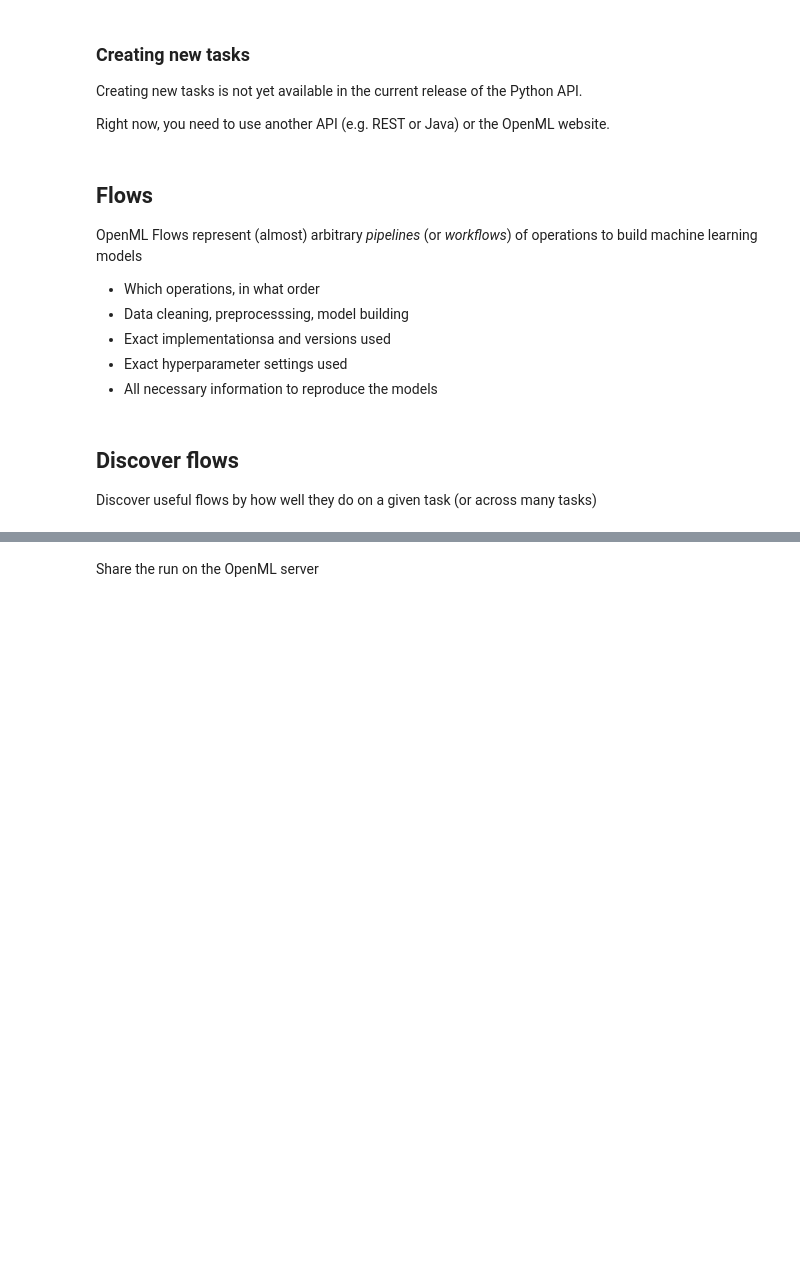
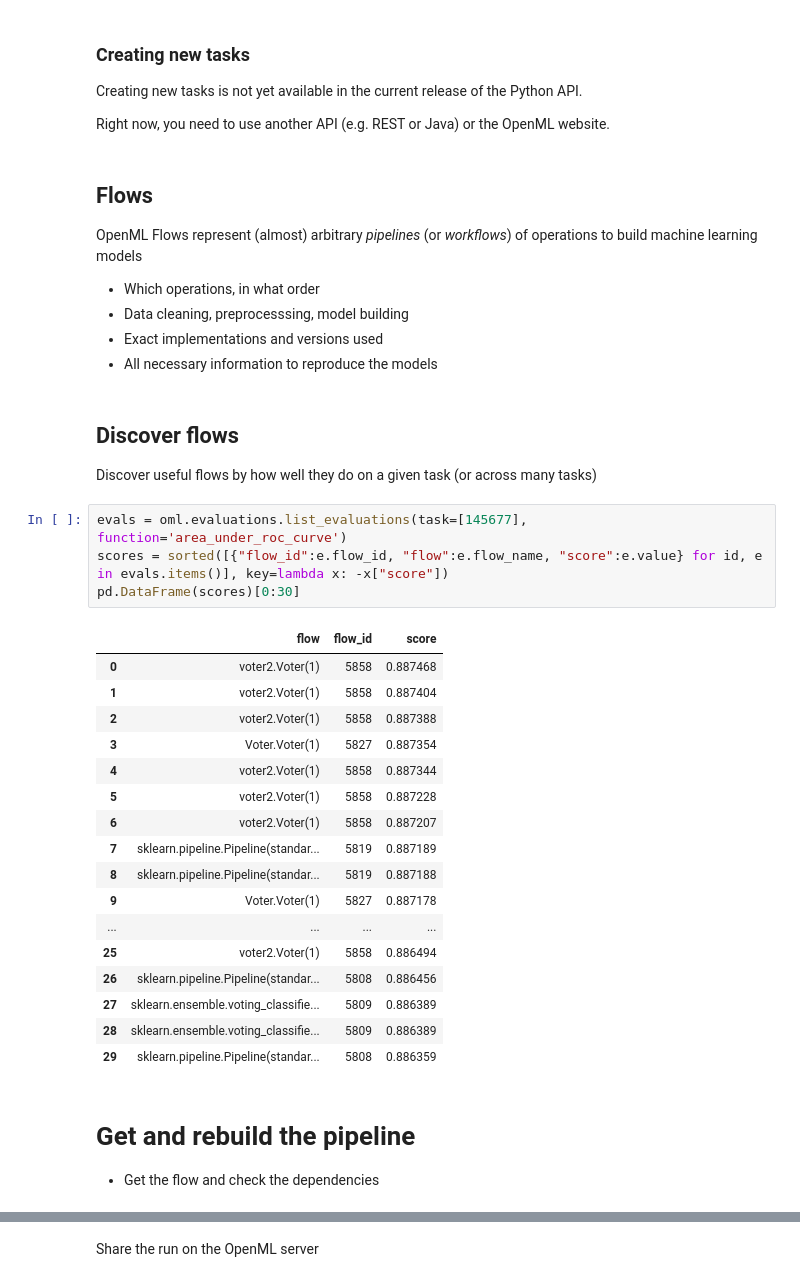
Before and after one commit to openml/openml-tutorial, a Jupyter notebook: notebooks/OpenML Python API.ipynb, the cells around one changed output, grey strips where cells are left out. Drawn from its saved outputs; the diff is of its cells as text; blank space fills up the shorter version.

```diff
--- a/notebooks/OpenML Python API.ipynb
+++ b/notebooks/OpenML Python API.ipynb
@@ -553,9 +586,33 @@ OpenML Flows represent (almost) arbitrary _pipelines_ (or _workflows_) of operat
 
 * Which operations, in what order
 * Data cleaning, preprocesssing, model building
-* Exact implementationsa and versions used
-* Exact hyperparameter settings used
+* Exact implementations and versions used
 * All necessary information to reproduce the models
 # %% [markdown]
 ## Discover flows
 Discover useful flows by how well they do on a given task (or across many tasks)
+# %%
+evals = oml.evaluations.list_evaluations(task=[145677], function='area_under_roc_curve')
+scores = sorted([{"flow_id":e.flow_id, "flow":e.flow_name, "score":e.value} for id, e in evals.items()], key=lambda x: -x["score"])
+pd.DataFrame(scores)[0:30]
+# %% [output]
+|  | flow | flow_id | score |
+| 0 | voter2.Voter(1) | 5858 | 0.887468 |
+| 1 | voter2.Voter(1) | 5858 | 0.887404 |
+| 2 | voter2.Voter(1) | 5858 | 0.887388 |
+| 3 | Voter.Voter(1) | 5827 | 0.887354 |
+| 4 | voter2.Voter(1) | 5858 | 0.887344 |
+| 5 | voter2.Voter(1) | 5858 | 0.887228 |
+| 6 | voter2.Voter(1) | 5858 | 0.887207 |
+| 7 | sklearn.pipeline.Pipeline(standar... | 5819 | 0.887189 |
+| 8 | sklearn.pipeline.Pipeline(standar... | 5819 | 0.887188 |
+| 9 | Voter.Voter(1) | 5827 | 0.887178 |
+| ... | ... | ... | ... |
+| 25 | voter2.Voter(1) | 5858 | 0.886494 |
+| 26 | sklearn.pipeline.Pipeline(standar... | 5808 | 0.886456 |
+| 27 | sklearn.ensemble.voting_classifie... | 5809 | 0.886389 |
+| 28 | sklearn.ensemble.voting_classifie... | 5809 | 0.886389 |
+| 29 | sklearn.pipeline.Pipeline(standar... | 5808 | 0.886359 |
+# %% [markdown]
+# Get and rebuild the pipeline
+* Get the flow and check the dependencies
```
Also changed, not shown: parts of 40 cells of this notebook, 1 other file.
